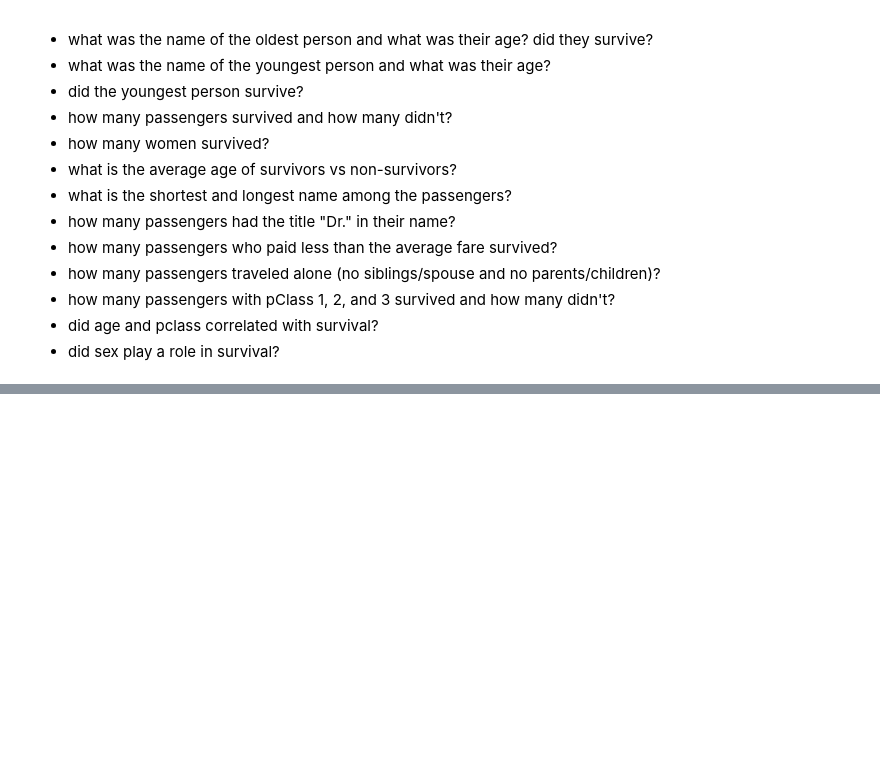
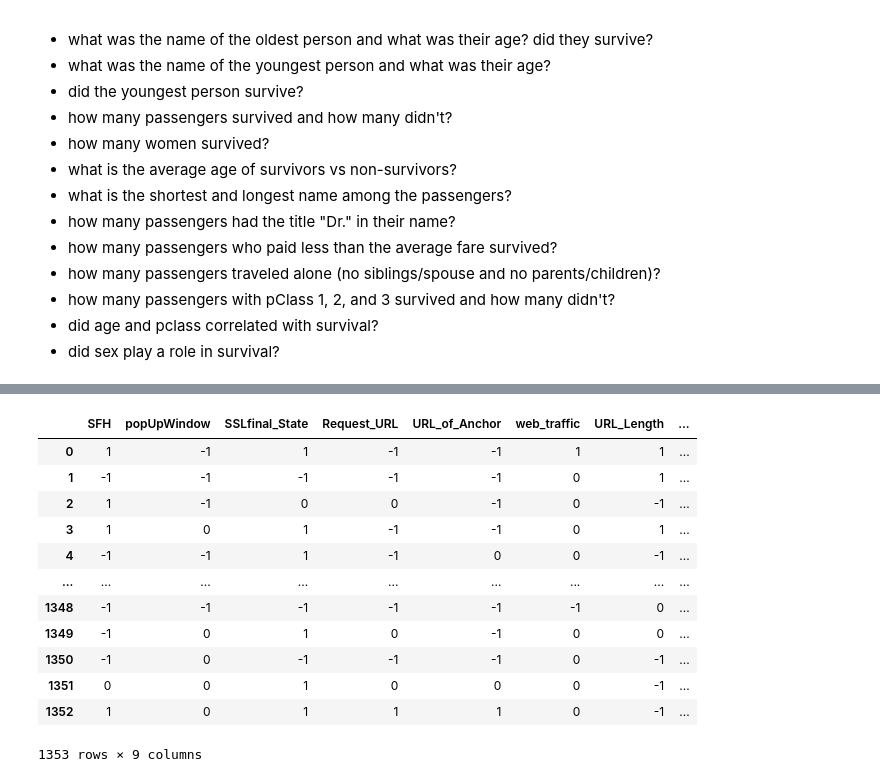
Before and after one commit to rambasnet/python-machine-learning, a Jupyter notebook: notebooks/Pandas-Intro.ipynb, the cells around one changed output, grey strips where cells are left out. Cells and saved outputs as stored; diff of their text form; code cells hidden in the pictures; blank space fills up the shorter version.

Commit message:
update Pandas-Intro

```diff
--- a/notebooks/Pandas-Intro.ipynb
+++ b/notebooks/Pandas-Intro.ipynb
@@ -955,0 +984,15 @@ titanic.head()
+# %%
+from ucimlrepo import fetch_ucirepo
+
+# fetch dataset
+website_phishing = fetch_ucirepo(id=379)
+
+# data (as pandas dataframes)
+X = website_phishing.data.features
+y = website_phishing.data.targets
+
+# metadata
+print(website_phishing.metadata)
+
+# variable information
+print(website_phishing.variables)
@@ -955,0 +1017,16 @@ titanic.head()
+# %%
+X
+# %% [output]
+|  | SFH | popUpWindow | SSLfinal_State | Request_URL | URL_of_Anchor | web_traffic | URL_Length | ... |
+| 0 | 1 | -1 | 1 | -1 | -1 | 1 | 1 | ... |
+| 1 | -1 | -1 | -1 | -1 | -1 | 0 | 1 | ... |
+| 2 | 1 | -1 | 0 | 0 | -1 | 0 | -1 | ... |
+| 3 | 1 | 0 | 1 | -1 | -1 | 0 | 1 | ... |
+| 4 | -1 | -1 | 1 | -1 | 0 | 0 | -1 | ... |
+| ... | ... | ... | ... | ... | ... | ... | ... | ... |
+| 1348 | -1 | -1 | -1 | -1 | -1 | -1 | 0 | ... |
+| 1349 | -1 | 0 | 1 | 0 | -1 | 0 | 0 | ... |
+| 1350 | -1 | 0 | -1 | -1 | -1 | 0 | -1 | ... |
+| 1351 | 0 | 0 | 1 | 0 | 0 | 0 | -1 | ... |
+| 1352 | 1 | 0 | 1 | 1 | 1 | 0 | -1 | ... |
+1353 rows × 9 columns
```
Also changed, not shown: parts of 4 cells of this notebook.
